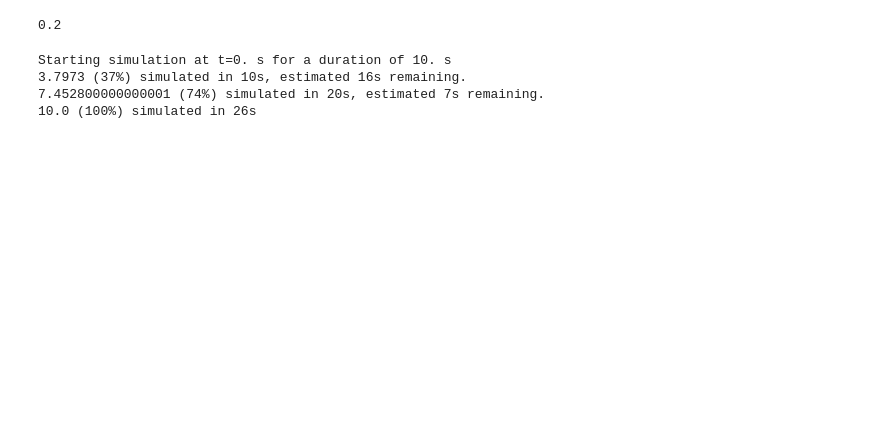
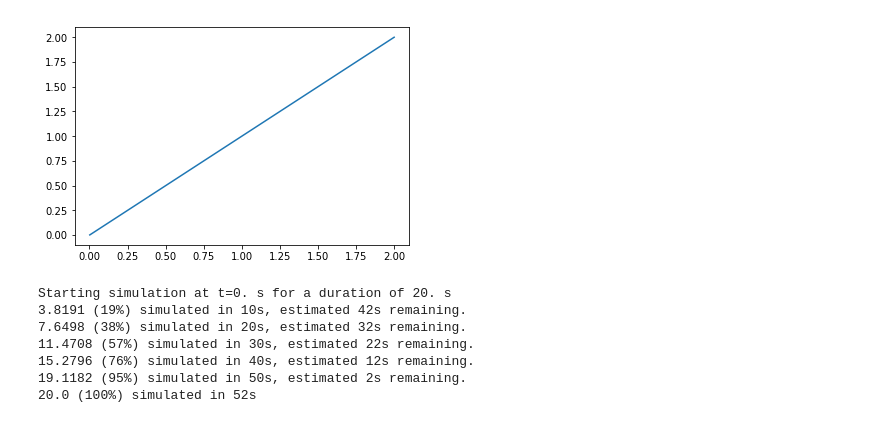
Before and after one commit to acellon/ifat-py, a Jupyter notebook: ifat-grid.ipynb, the cells around one changed output. Cells and saved outputs as stored; diff of their text form; code cells hidden in the pictures; blank space fills up the shorter version.

```diff
--- a/ifat-grid.ipynb
+++ b/ifat-grid.ipynb
@@ -218,4 +179,0 @@ plot(path[:,0],path[:,1])
-# %%
-sigma/pi
-# %% [output]
-0.2
@@ -228,5 +180,15 @@ vel_old = np.copy(vel)
-# %%
-vel = np.copy(vel1)
-# %%
-vel = np.ones_like(vel) * 0.01
+# %%
+strt_vel = np.ones_like(vel) * 0.002
+
+strt_path = cumsum(strt_vel, axis=0)
+
+shape(strt_path)
+
+plot(strt_path[:,0], strt_path[:,1])
+
+veldot1 = TimedArray(np.dot(strt_vel,d1),dt=rundt)
+veldot2 = TimedArray(np.dot(strt_vel,d2),dt=rundt)
+veldot3 = TimedArray(np.dot(strt_vel,d3),dt=rundt)
+# %% [output]
+[figure, added]
 # %%
@@ -360,9 +321,12 @@ store()
 # %%
 restore()
 BrianLogger.suppress_hierarchy('brian2.codegen.generators.base')
-run(10*second,report='text')
+run(runtime,report='text')
 # %% [output]
-Starting simulation at t=0. s for a duration of 10. s
-3.7973 (37%) simulated in 10s, estimated 16s remaining.
-7.452800000000001 (74%) simulated in 20s, estimated 7s remaining.
-10.0 (100%) simulated in 26s
+Starting simulation at t=0. s for a duration of 20. s
+3.8191 (19%) simulated in 10s, estimated 42s remaining.
+7.6498 (38%) simulated in 20s, estimated 32s remaining.
+11.4708 (57%) simulated in 30s, estimated 22s remaining.
+15.2796 (76%) simulated in 40s, estimated 12s remaining.
+19.1182 (95%) simulated in 50s, estimated 2s remaining.
+20.0 (100%) simulated in 52s
```
Also changed, not shown: parts of 31 cells of this notebook, 3 other files.
